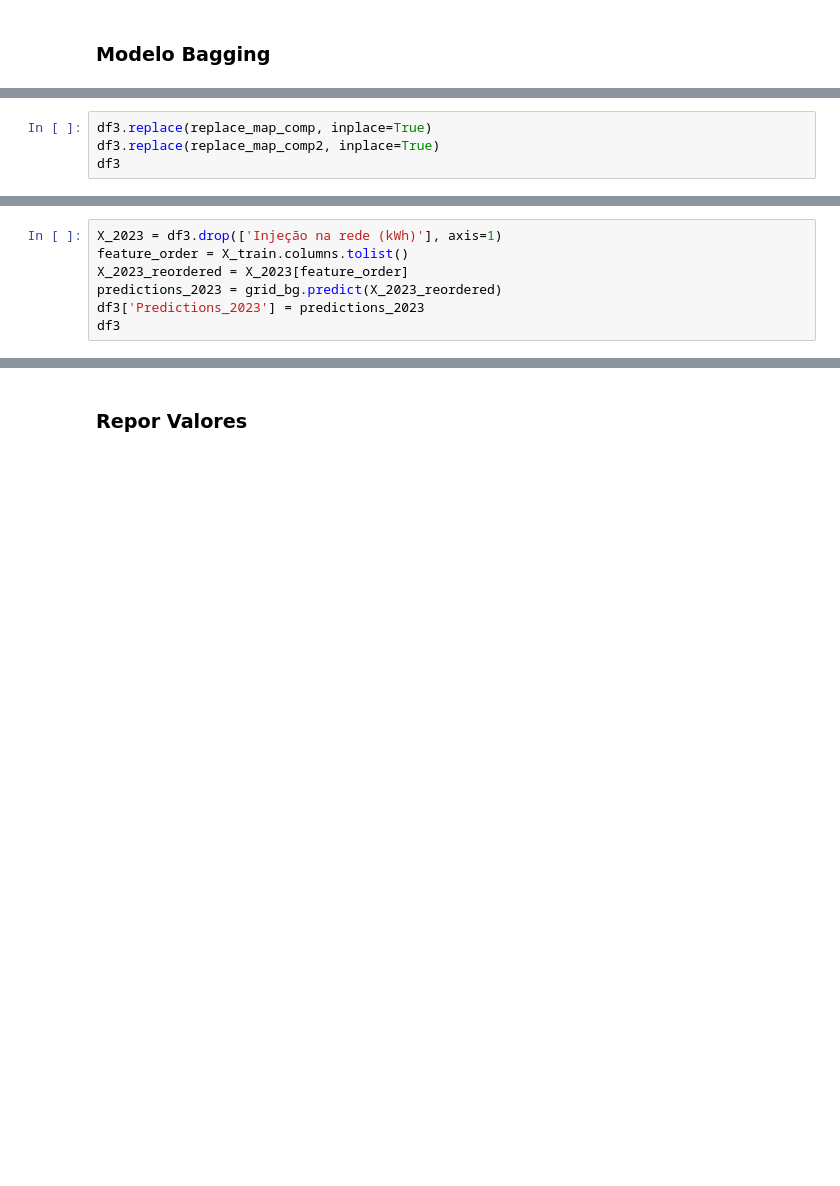
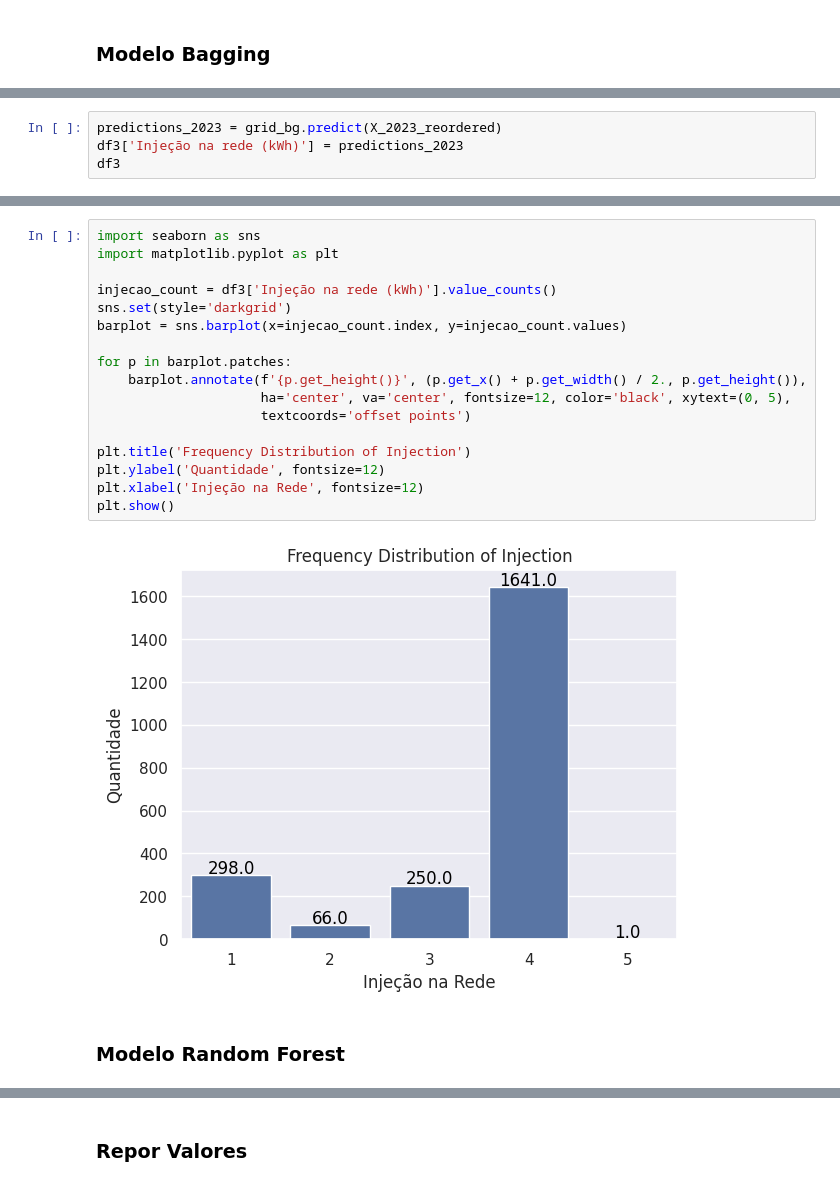
Before and after one commit to Mastro66/DAA_Comp, a Jupyter notebook: 2021-Feat.ipynb, the cells around one changed output, grey strips where cells are left out. Saved outputs shown, nothing was run; the diff lists cells and outputs as text; blank space fills up the shorter version.

```diff
--- a/2021-Feat.ipynb
+++ b/2021-Feat.ipynb
@@ -1969,4 +1935,0 @@ print(replace_map_comp2)
-# %%
-df3.replace(replace_map_comp, inplace=True)
-df3.replace(replace_map_comp2, inplace=True)
-df3
@@ -1990,7 +1935,0 @@ df3
-# %%
-X_2023 = df3.drop(['Injeção na rede (kWh)'], axis=1)
-feature_order = X_train.columns.tolist()
-X_2023_reordered = X_2023[feature_order]
-predictions_2023 = grid_bg.predict(X_2023_reordered)
-df3['Predictions_2023'] = predictions_2023
-df3
@@ -2010,0 +1936,4 @@ df3
+# %%
+predictions_2023 = grid_bg.predict(X_2023_reordered)
+df3['Injeção na rede (kWh)'] = predictions_2023
+df3
@@ -2010,0 +1954,21 @@ df3
+# %%
+import seaborn as sns
+import matplotlib.pyplot as plt
+
+injecao_count = df3['Injeção na rede (kWh)'].value_counts()
+sns.set(style='darkgrid')
+barplot = sns.barplot(x=injecao_count.index, y=injecao_count.values)
+
+for p in barplot.patches:
+    barplot.annotate(f'{p.get_height()}', (p.get_x() + p.get_width() / 2., p.get_height()),
+                     ha='center', va='center', fontsize=12, color='black', xytext=(0, 5),
+                     textcoords='offset points')
+
+plt.title('Frequency Distribution of Injection')
+plt.ylabel('Quantidade', fontsize=12)
+plt.xlabel('Injeção na Rede', fontsize=12)
+plt.show()
+# %% [output]
+[figure, added]
+# %% [markdown]
+### Modelo Random Forest
```
Also changed, not shown: parts of 74 cells of this notebook, 3 other files.
